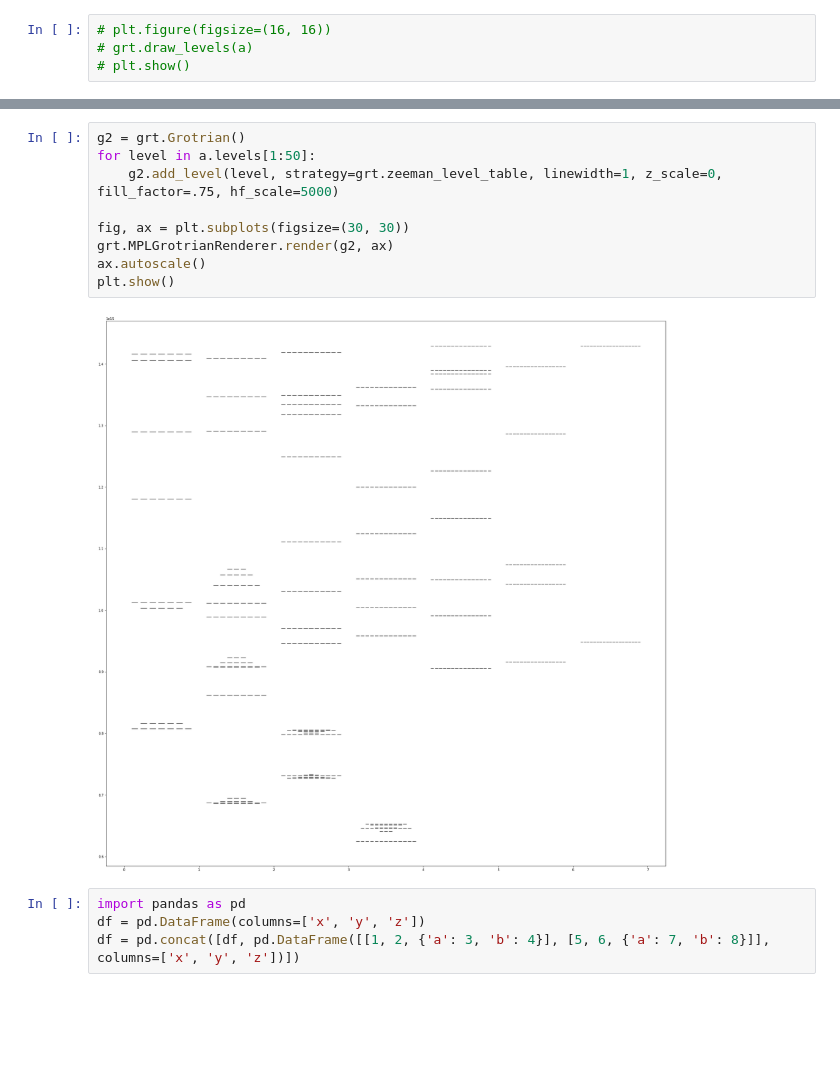
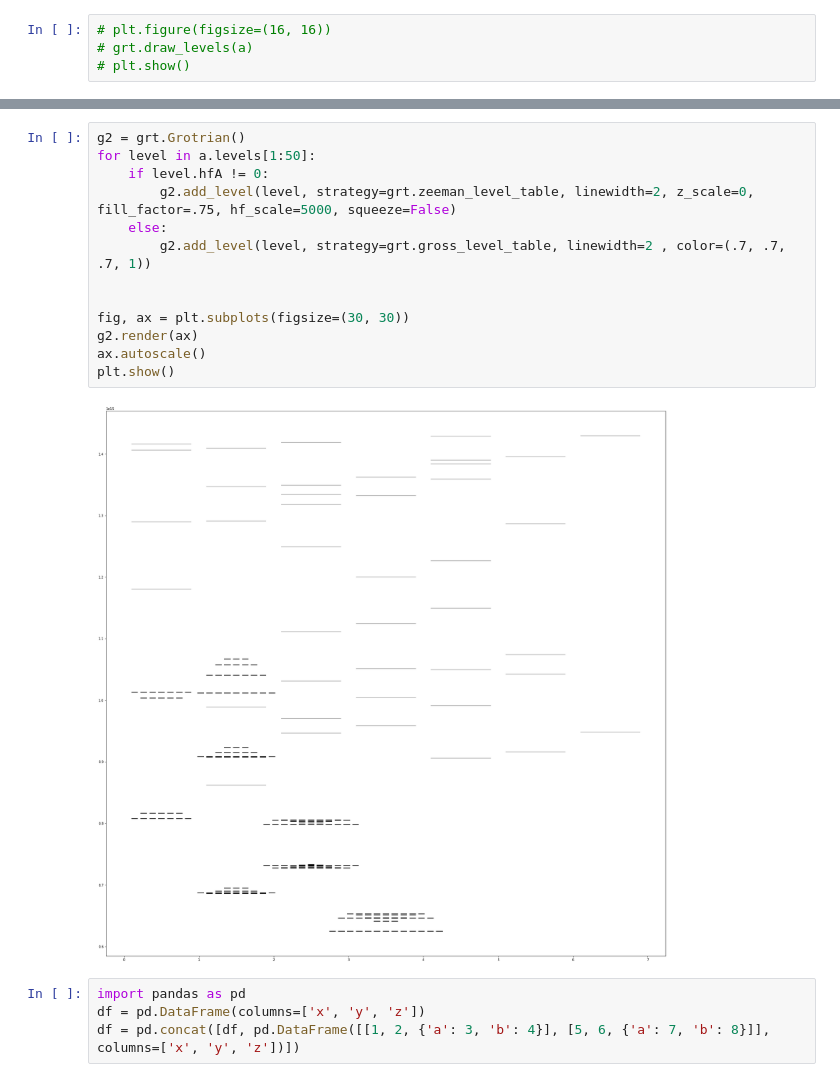
Before and after one commit to thomasdellaert/Atom-Toolkit, a Jupyter notebook: grotrians.ipynb, the cells around one changed output, grey strips where cells are left out. Cells and saved outputs as stored; diff of their text form; blank space fills up the shorter version.

```diff
--- a/grotrians.ipynb
+++ b/grotrians.ipynb
@@ -70,14 +37,18 @@ a.levels.list_names()
 # %%
 g2 = grt.Grotrian()
 for level in a.levels[1:50]:
-    g2.add_level(level, strategy=grt.zeeman_level_table, linewidth=1, z_scale=0, fill_factor=.75, hf_scale=5000)
+    if level.hfA != 0:
+        g2.add_level(level, strategy=grt.zeeman_level_table, linewidth=2, z_scale=0, fill_factor=.75, hf_scale=5000, squeeze=False)
+    else:
+        g2.add_level(level, strategy=grt.gross_level_table, linewidth=2 , color=(.7, .7, .7, 1))
+
 
 fig, ax = plt.subplots(figsize=(30, 30))
-grt.MPLGrotrianRenderer.render(g2, ax)
+g2.render(ax)
 ax.autoscale()
 plt.show()
 # %% [output]
-[figure, old version]
+[figure, new version]
 # %%
 import pandas as pd
 df = pd.DataFrame(columns=['x', 'y', 'z'])
```
Also changed, not shown: parts of 5 cells of this notebook, 1 other file.
